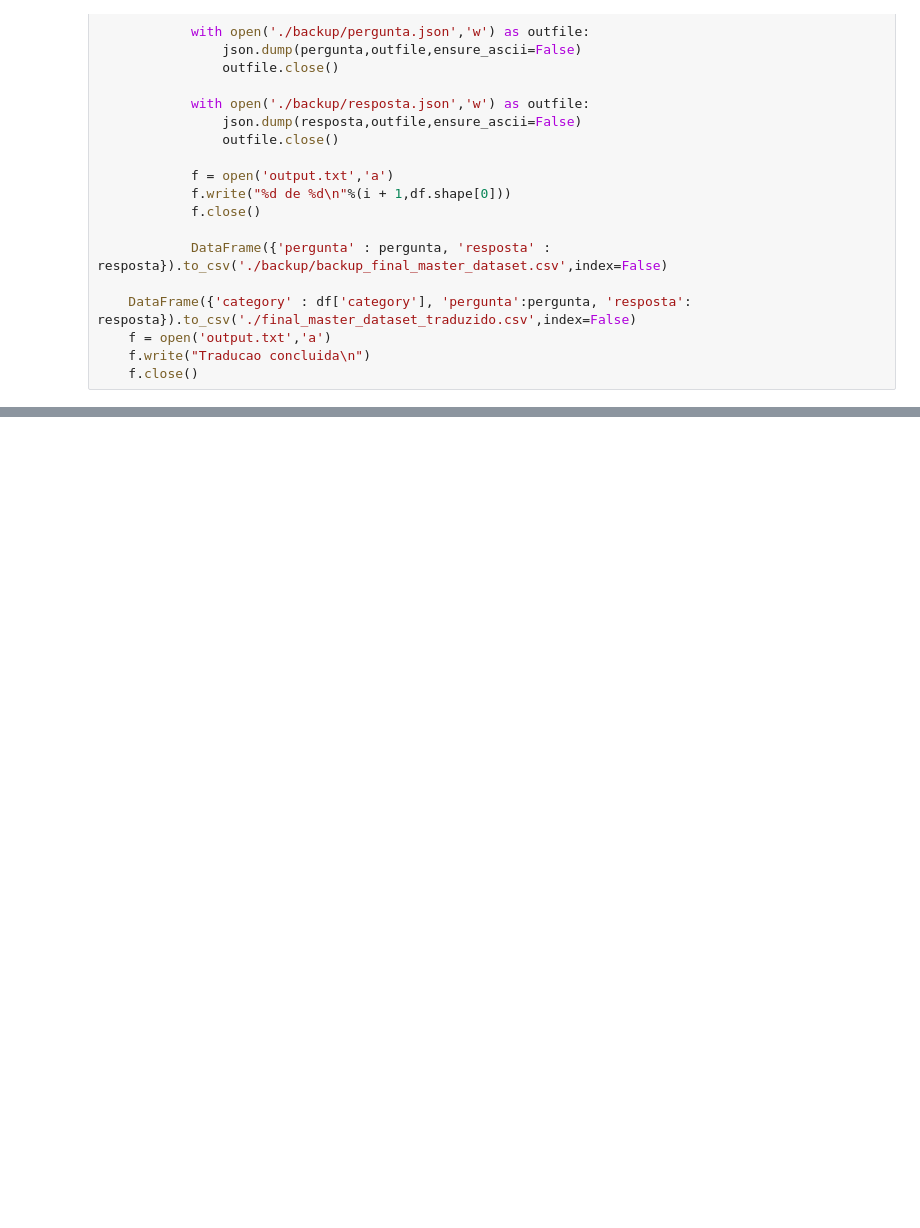
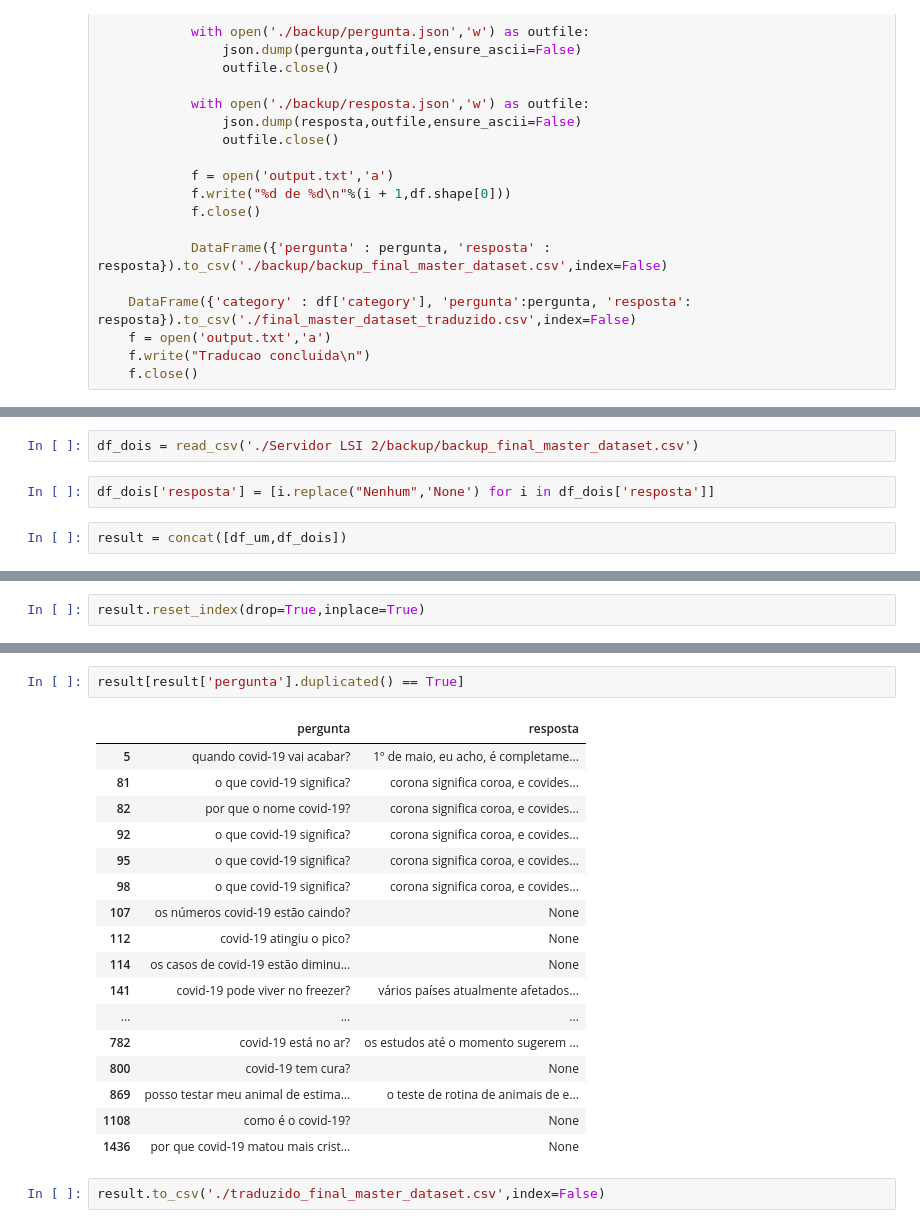
Before and after one commit to Migliorin/Covid-Project, a Jupyter notebook: Traducao/Traducao COVID-Q/Traducao_COVID_Q.ipynb, the cells around one changed output, grey strips where cells are left out. Drawn from its saved outputs; the diff is of its cells as text; blank space fills up the shorter version.

Commit message:
Traducao COVID-Q finalizado

```diff
--- a/Traducao/Traducao COVID-Q/Traducao_COVID_Q.ipynb
+++ b/Traducao/Traducao COVID-Q/Traducao_COVID_Q.ipynb
@@ -86,0 +93,6 @@ if('__main__' == __name__):
+# %%
+df_dois = read_csv('./Servidor LSI 2/backup/backup_final_master_dataset.csv')
+# %%
+df_dois['resposta'] = [i.replace("Nenhum",'None') for i in df_dois['resposta']]
+# %%
+result = concat([df_um,df_dois])
@@ -86,0 +103,2 @@ if('__main__' == __name__):
+# %%
+result.reset_index(drop=True,inplace=True)
@@ -86,0 +142,22 @@ if('__main__' == __name__):
+# %%
+result[result['pergunta'].duplicated() == True]
+# %% [output]
+|  | pergunta | resposta |
+| 5 | quando covid-19 vai acabar? | 1º de maio, eu acho, é completame... |
+| 81 | o que covid-19 significa? | corona significa coroa, e covides... |
+| 82 | por que o nome covid-19? | corona significa coroa, e covides... |
+| 92 | o que covid-19 significa? | corona significa coroa, e covides... |
+| 95 | o que covid-19 significa? | corona significa coroa, e covides... |
+| 98 | o que covid-19 significa? | corona significa coroa, e covides... |
+| 107 | os números covid-19 estão caindo? | None |
+| 112 | covid-19 atingiu o pico? | None |
+| 114 | os casos de covid-19 estão diminu... | None |
+| 141 | covid-19 pode viver no freezer? | vários países atualmente afetados... |
+| ... | ... | ... |
+| 782 | covid-19 está no ar? | os estudos até o momento sugerem ... |
+| 800 | covid-19 tem cura? | None |
+| 869 | posso testar meu animal de estima... | o teste de rotina de animais de e... |
+| 1108 | como é o covid-19? | None |
+| 1436 | por que covid-19 matou mais crist... | None |
+# %%
+result.to_csv('./traduzido_final_master_dataset.csv',index=False)
```
Also changed, not shown: parts of 7 cells of this notebook, 7 other files.
